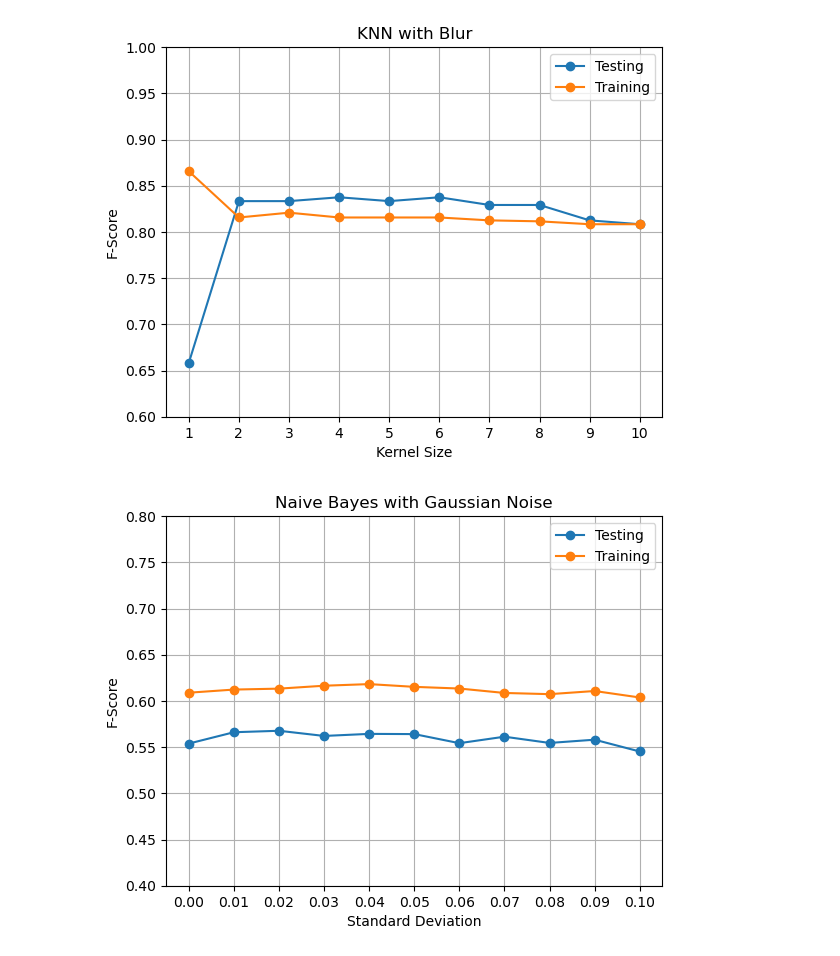
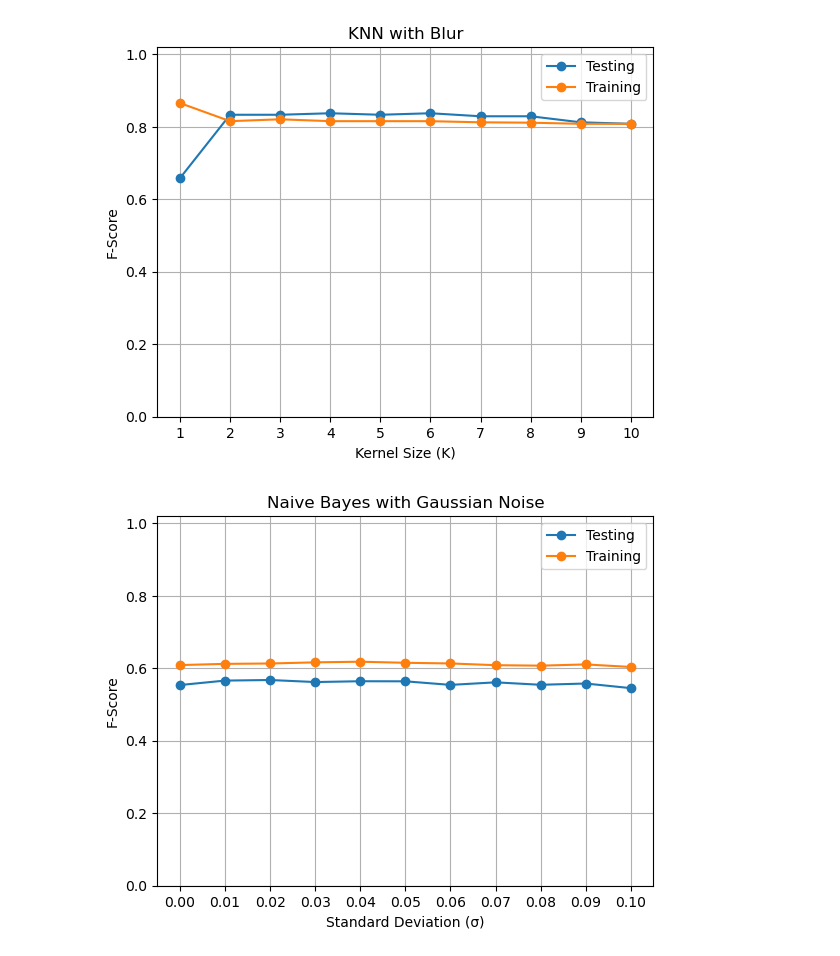
Before and after one commit to JosephAcernese/Effects-of-Noise-on-Image-Classification, a Jupyter notebook: Result_Plotting.ipynb, the cells around one changed output. Saved outputs shown, nothing was run; the diff lists cells and outputs as text; code cells hidden in the pictures.

```diff
--- a/Result_Plotting.ipynb
+++ b/Result_Plotting.ipynb
@@ -137,31 +133,30 @@ plt.show()
 # %%
 # Plot svm w/ blur
-plt.ylim(0.6,1)
+plt.ylim(0,1.02)
 plt.grid()
 plt.title("KNN with Blur")
-plt.xlabel("Kernel Size")
+plt.xlabel("Kernel Size (K)")
 plt.ylabel("F-Score")
 plt.xticks(list(knn_test_f_blur.keys()))
-plt.yticks([0.6,0.65,0.7,0.75,0.8,0.85,0.9,0.95,1])
 plt.plot(list(knn_test_f_blur.keys()),list(knn_test_f_blur.values()),**{'marker':'o'})
 plt.plot(list(knn_train_f_blur.keys()),list(knn_train_f_blur.values()),**{'marker':'o'})
 plt.legend(["Testing","Training"])
 plt.show()
 # %% [output]
-[figure, old version]
+[figure, new version]
 # %%
 # Plot nb w/ gaussian
-plt.ylim(0.4,0.8)
+plt.ylim(0,1.02)
 plt.grid()
 plt.title("Naive Bayes with Gaussian Noise")
-plt.xlabel("Standard Deviation")
+plt.xlabel("Standard Deviation (σ)")
 plt.ylabel("F-Score")
 plt.xticks(list(nb_test_f_gaussian.keys()))
 plt.plot(list(nb_test_f_gaussian.keys()),list(nb_test_f_gaussian.values()),**{'marker':'o'})
 plt.plot(list(nb_train_f_gaussian.keys()),list(nb_train_f_gaussian.values()),**{'marker':'o'})
 plt.legend(["Testing","Training"])
 plt.show()
 # %% [output]
-[figure, old version]
+[figure, new version]
 # %%
 # Plot nb w/ impulse
```
Also changed, not shown: parts of 20 cells of this notebook.
